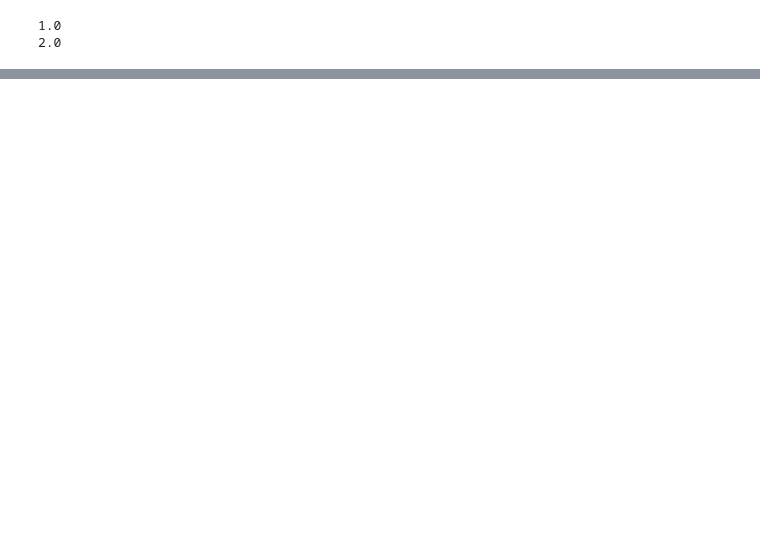
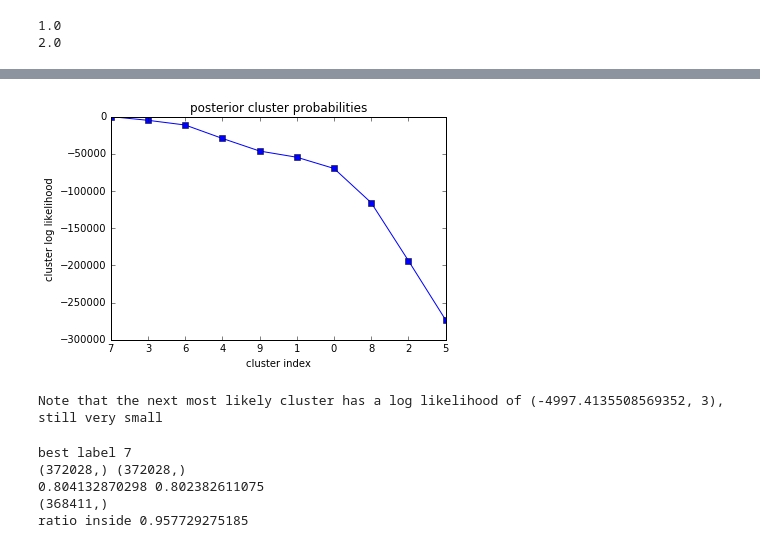
Before and after one commit to PrincetonUniversity/final-proj-cos-424, a Jupyter notebook: plots.ipynb, the cells around one changed output, grey strips where cells are left out. Saved outputs shown, nothing was run; the diff lists cells and outputs as text; code cells hidden in the pictures; blank space fills up the shorter version.

```diff
--- a/plots.ipynb
+++ b/plots.ipynb
@@ -156,0 +290,36 @@ plot_KL(mus, sigmas)
+# %%
+ma = marginal_alphas.reshape(-1)
+sa = sorted(list(zip(ma.reshape(-1), range(len(ma)))), reverse=True)
+vals, labels = zip(*sa)
+
+plt.plot(vals, 'bs-')
+plt.xticks(range(len(ma)), labels)
+plt.title('posterior cluster probabilities')
+plt.ylabel('cluster log likelihood')
+plt.xlabel('cluster index')
+plt.show()
+print('Note that the next most likely cluster has a log likelihood of {}, still very small'.format(sa[1]))
+# %% [output]
+[figure, added]
+Note that the next most likely cluster has a log likelihood of (-4997.4135508569352, 3), still very small
+# %%
+best_label = labels[0]
+print('best label', best_label)
+bmu = marginal_means[best_label]
+bsigma = np.sqrt(marginal_covs[best_label])
+print(bmu.shape, bsigma.shape)
+l = len(unobserved_tested_ix)
+bmu_cut, bsigma_cut = bmu[:l], bsigma[:l]
+actual = test_df['filled'][unobserved_tested_ix]
+lo = bmu_cut - 2 * bsigma_cut
+hi = bmu_cut + 2 * bsigma_cut
+print(bmu_cut.mean(), actual.mean())
+inside = (lo <= actual) & (actual <= hi)
+print(inside.shape)
+print('ratio inside', inside.sum() / len(inside))
+# %% [output]
+best label 7
+(372028,) (372028,)
+0.804132870298 0.802382611075
+(368411,)
+ratio inside 0.957729275185
```
Also changed, not shown: parts of 10 cells of this notebook, 5 other files.
